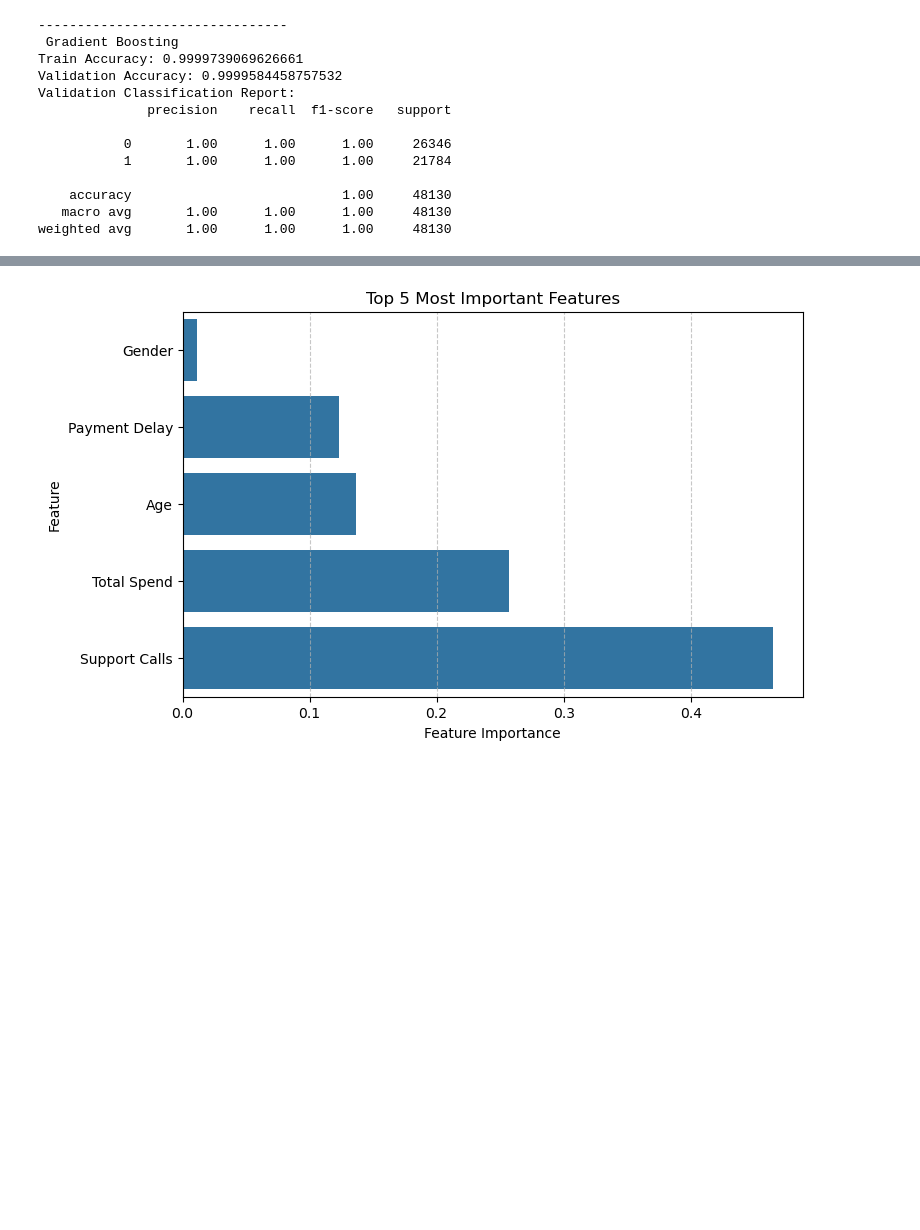
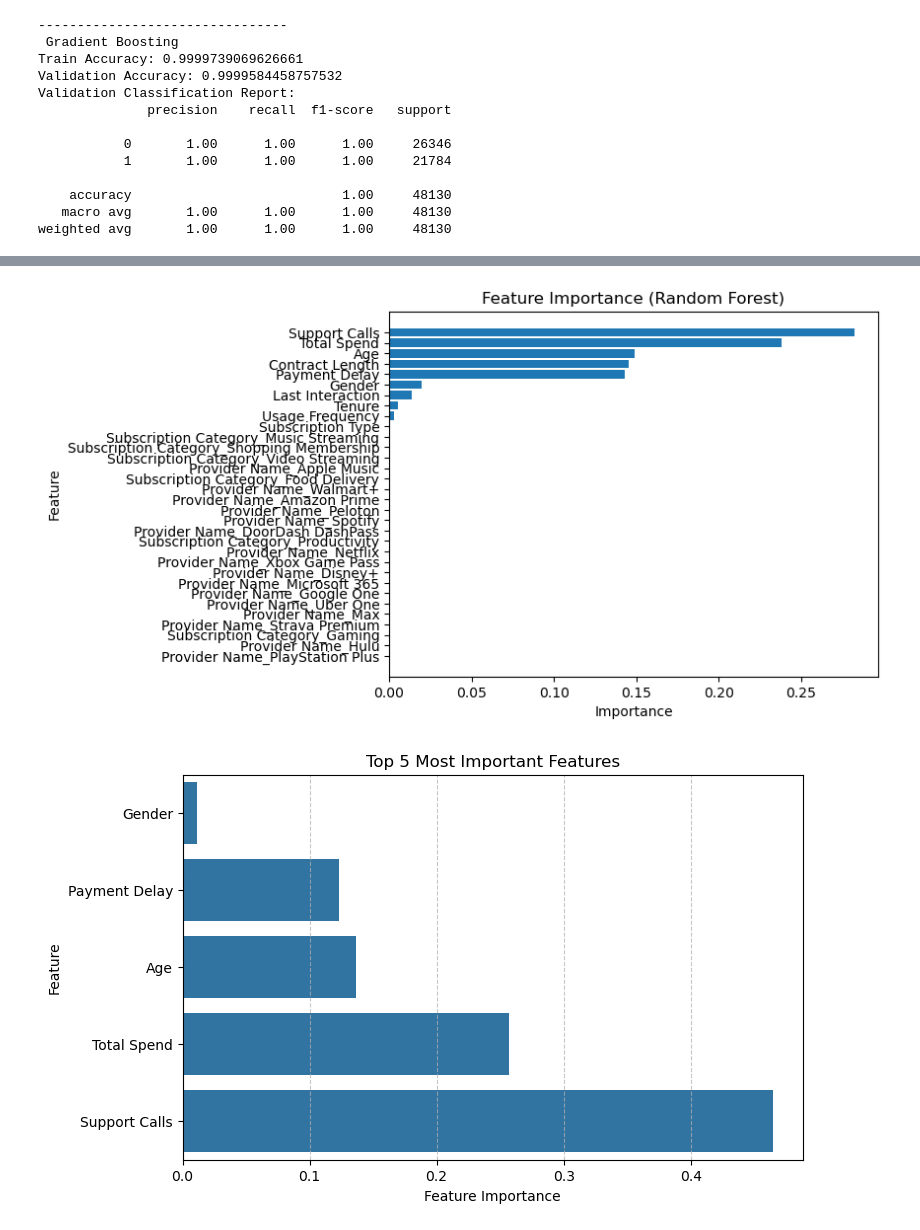
Before and after one commit to jaydenrrr22/CapstoneProject, a Jupyter notebook: data_analysis/SpendingAnalysis_Trace (1).ipynb, the cells around one changed output, grey strips where cells are left out. Drawn from its saved outputs; the diff is of its cells as text; code cells hidden in the pictures; blank space fills up the shorter version.

```diff
--- a/data_analysis/SpendingAnalysis_Trace (1).ipynb
+++ b/data_analysis/SpendingAnalysis_Trace (1).ipynb
@@ -21,6 +21,8 @@ new_df = pd.read_csv(custom)
 #For visual analysis
 original_df = train_df.copy()
 copy_df = new_df.copy()
+caution = new_df.copy()
+new_df = copy_df
 # %%
 original_df.shape
 # %% [output]
@@ -250,3 +346,23 @@ ValueError: could not convert string to float: 'Female'
+# %%
+importances = rf.feature_importances_
+features = X.columns
+
+# Create dataframe
+feat_df = pd.DataFrame({
+    "feature": features,
+    "importance": importances
+}).sort_values(by="importance", ascending=False)
+
+# Plot
+plt.figure()
+plt.barh(feat_df["feature"], feat_df["importance"])
+plt.gca().invert_yaxis()
+plt.xlabel("Importance")
+plt.ylabel("Feature")
+plt.title("Feature Importance (Random Forest)")
+plt.show()
+# %% [output]
+[figure, added]
 # %%
 #Sorting most important features
 top5 = top5.sort_values(by='importance', ascending=True)
```
Also changed, not shown: parts of 4 cells of this notebook.
